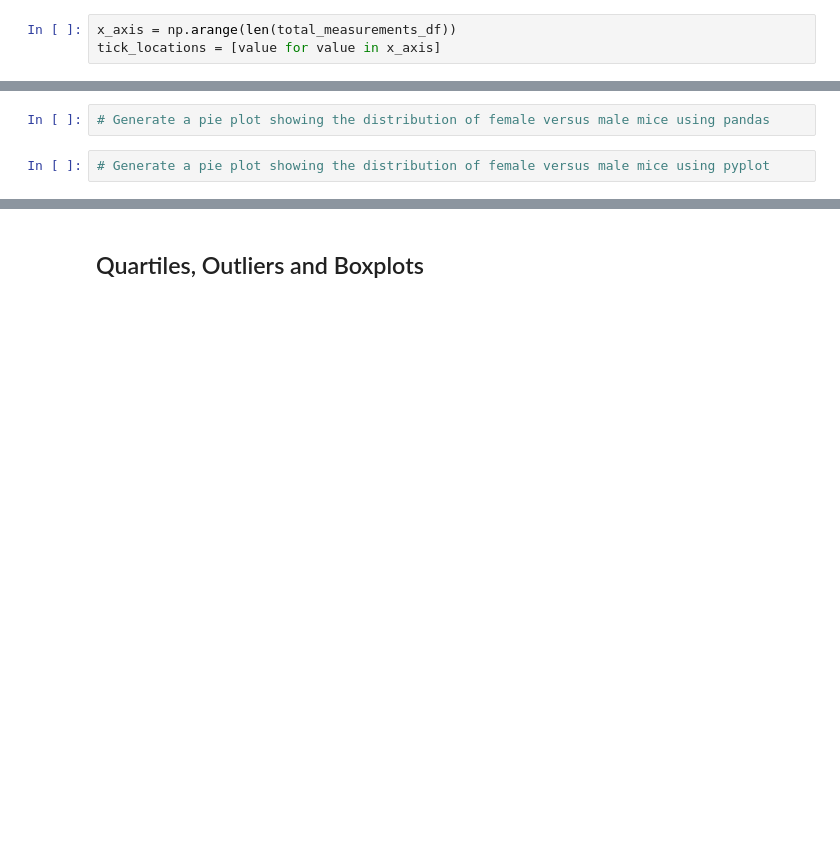
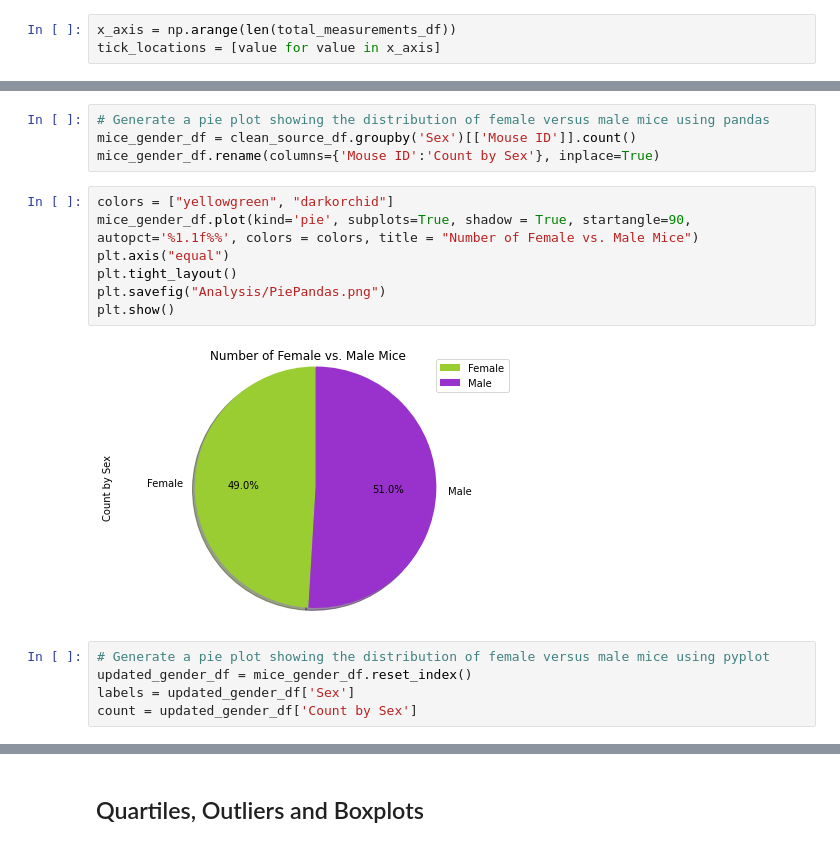
Before and after one commit to bminhas01/matplotlib-challenge, a Jupyter notebook: pymaceuticals_starter.ipynb, the cells around one changed output, grey strips where cells are left out. Drawn from its saved outputs; the diff is of its cells as text; blank space fills up the shorter version.

Commit message:
Bar and Pie Charts Created

```diff
--- a/pymaceuticals_starter.ipynb
+++ b/pymaceuticals_starter.ipynb
@@ -178,7 +177,21 @@ plt.savefig("Analysis/BarPyplot.png")
 plt.show()
 # %% [output]
 [figure]
+# %%
+# Generate a pie plot showing the distribution of female versus male mice using pandas
+mice_gender_df = clean_source_df.groupby('Sex')[['Mouse ID']].count()
+mice_gender_df.rename(columns={'Mouse ID':'Count by Sex'}, inplace=True)
+# %%
+colors = ["yellowgreen", "darkorchid"]
+mice_gender_df.plot(kind='pie', subplots=True, shadow = True, startangle=90, autopct='%1.1f%%', colors = colors, title = "Number of Female vs. Male Mice")
+plt.axis("equal")
+plt.tight_layout()
+plt.savefig("Analysis/PiePandas.png")
+plt.show()
+# %% [output]
+[figure, added]
 # %%
-# Generate a pie plot showing the distribution of female versus male mice using pandas
+# Generate a pie plot showing the distribution of female versus male mice using pyplot
+updated_gender_df = mice_gender_df.reset_index()
+labels = updated_gender_df['Sex']
+count = updated_gender_df['Count by Sex']
-# %%
-# Generate a pie plot showing the distribution of female versus male mice using pyplot
```
Also changed, not shown: parts of 3 cells of this notebook, 2 other files.
